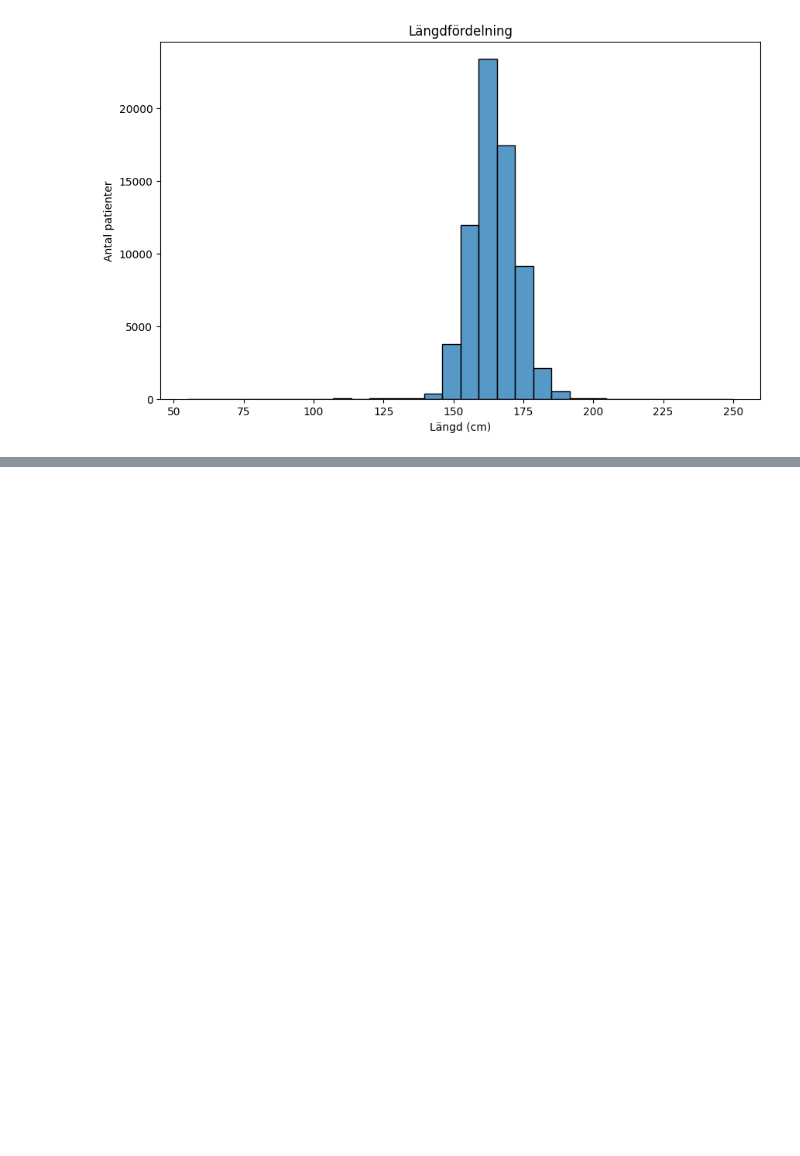
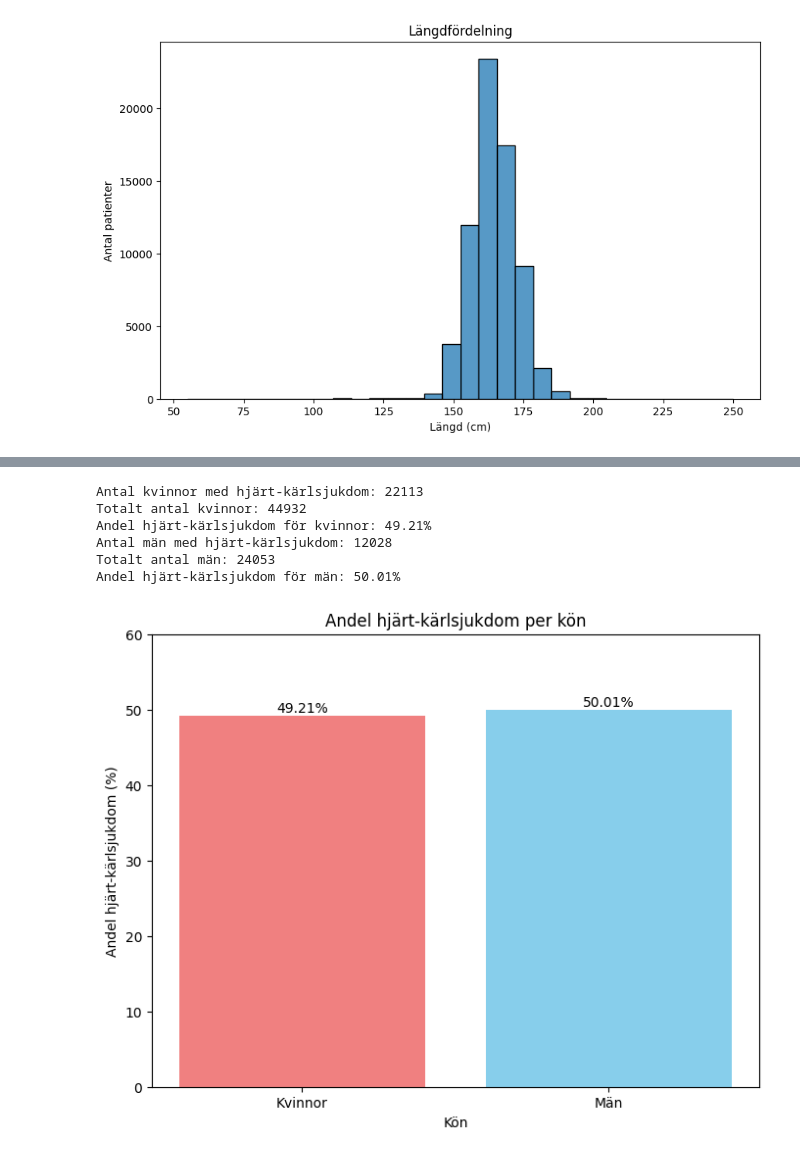
Before and after one commit to n00rp/Machine-Learning, a Jupyter notebook: Övningsuppgifter/Labb/labb01_Cardiovascular_Disease.ipynb, the cells around one changed output, grey strips where cells are left out. Cells and saved outputs as stored; diff of their text form; code cells hidden in the pictures; blank space fills up the shorter version.

```diff
--- a/Övningsuppgifter/Labb/labb01_Cardiovascular_Disease.ipynb
+++ b/Övningsuppgifter/Labb/labb01_Cardiovascular_Disease.ipynb
@@ -166,0 +185,50 @@ plt.show()
+# %%
+# 7. Hur stor andel av kvinnor respektive män har hjärt och kärlsjukdom?
+
+# Beräkna antalet kvinnor och män med hjärt-kärlsjukdom
+antal_sjuka_kvinnor = df[(df["gender"] == 1) & (df["cardio"] == 1)].shape[0]
+antal_sjuka_man = df[(df["gender"] == 2) & (df["cardio"] == 1)].shape[0]
+
+
+# Beräkna totalt antal kvinnor och män
+totalt_kvinnor = df[df["gender"] == 1].shape[0]
+totalt_man = df[df["gender"] == 2].shape[0]
+
+# Beräkna andelen hjärt-kärlsjukdom per kön
+andel_sjuka_kvinnor = (antal_sjuka_kvinnor / totalt_kvinnor) * 100
+andel_sjuka_man = (antal_sjuka_man / totalt_man) * 100
+
+
+# Visa resultatet
+print(f"Antal kvinnor med hjärt-kärlsjukdom: {antal_sjuka_kvinnor}")
+print(f"Totalt antal kvinnor: {totalt_kvinnor}")
+print(f"Andel hjärt-kärlsjukdom för kvinnor: {andel_sjuka_kvinnor:.2f}%")
+print(f"Antal män med hjärt-kärlsjukdom: {antal_sjuka_man}")
+print(f"Totalt antal män: {totalt_man}")
+print(f"Andel hjärt-kärlsjukdom för män: {andel_sjuka_man:.2f}%")
+
+# Skapa etiketter för kön
+kon_etiketter = ["Kvinnor", "Män"]
+
+# Rita stapeldiagram
+plt.figure(figsize=(8, 6))
+bars = plt.bar(kon_etiketter, [andel_sjuka_kvinnor, andel_sjuka_man], color=["lightcoral", "skyblue"])
+
+# Lägg till procentuella värden ovanpå staplarna
+for bar in bars:
+    height = bar.get_height()
+    plt.text(bar.get_x() + bar.get_width() / 2, height, f"{height:.2f}%", ha="center", va="bottom")
+
+plt.title("Andel hjärt-kärlsjukdom per kön")
+plt.xlabel("Kön")
+plt.ylabel("Andel hjärt-kärlsjukdom (%)")
+plt.ylim(0, 60)  # Justera y-axeln för bättre överblick
+plt.show()
+# %% [output]
+Antal kvinnor med hjärt-kärlsjukdom: 22113
+Totalt antal kvinnor: 44932
+Andel hjärt-kärlsjukdom för kvinnor: 49.21%
+Antal män med hjärt-kärlsjukdom: 12028
+Totalt antal män: 24053
+Andel hjärt-kärlsjukdom för män: 50.01%
+[figure, added]
```
Also changed, not shown: parts of 14 cells of this notebook.
